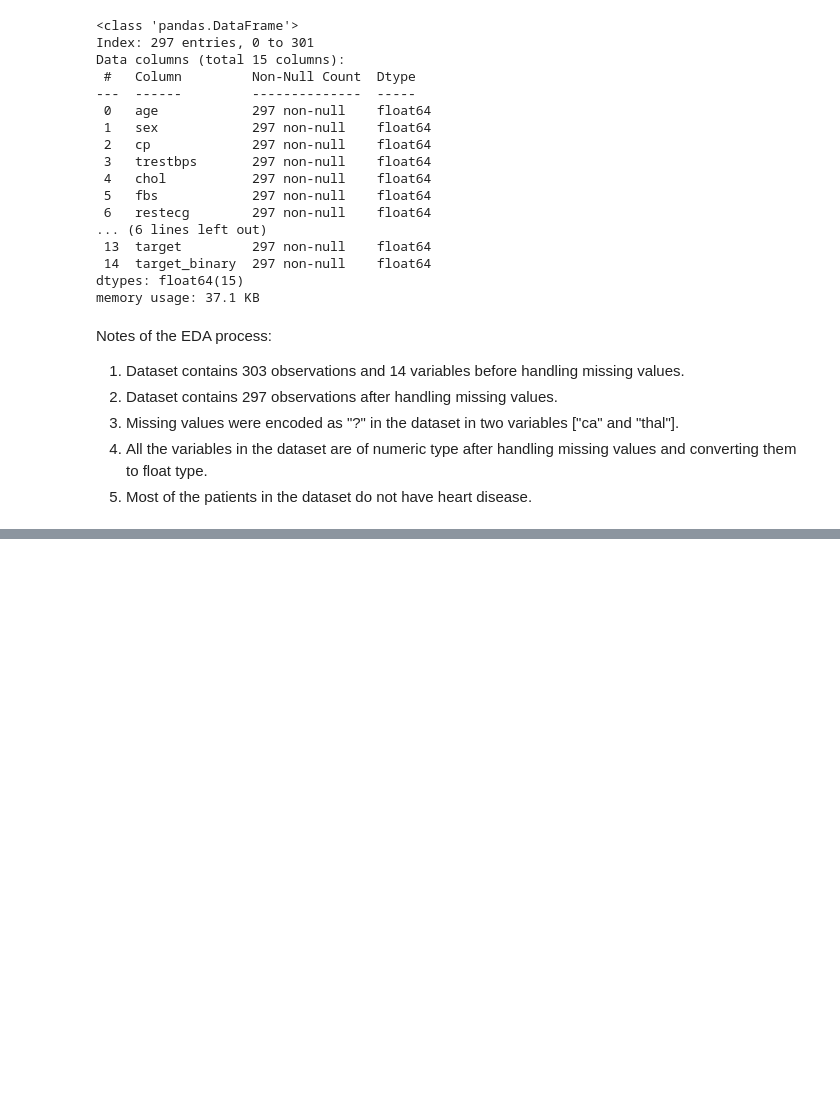
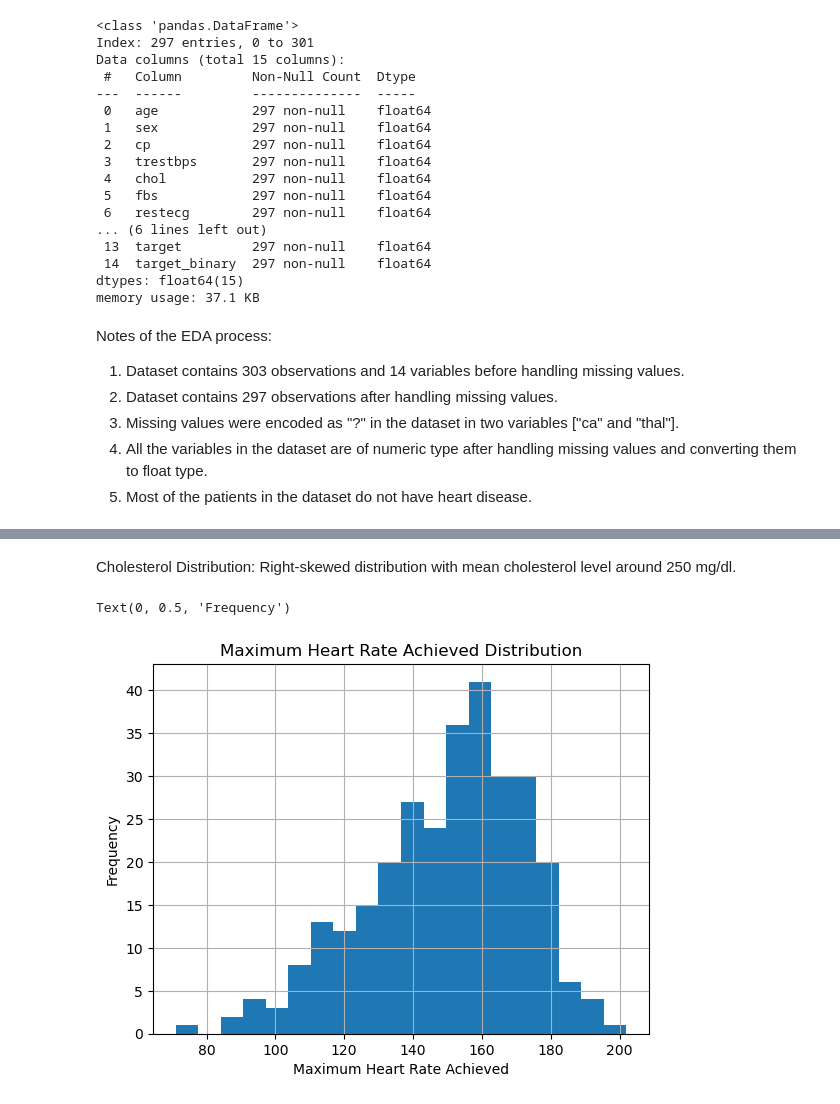
Before and after one commit to Sjajula30/heart_disease_prediction, a Jupyter notebook: Notebooks/EDA.ipynb, the cells around one changed output, grey strips where cells are left out. Cells and saved outputs as stored; diff of their text form; code cells hidden in the pictures; blank space fills up the shorter version.

```diff
--- a/Notebooks/EDA.ipynb
+++ b/Notebooks/EDA.ipynb
@@ -155,0 +189,11 @@ Notes of the EDA process:
+# %% [markdown]
+Cholesterol Distribution:
+    Right-skewed distribution with mean cholesterol level around 250 mg/dl.
+# %%
+data["thalach"].hist(bins = 20)
+plt.title("Maximum Heart Rate Achieved Distribution")
+plt.xlabel("Maximum Heart Rate Achieved")
+plt.ylabel("Frequency")
+# %% [output]
+Text(0, 0.5, 'Frequency')
+[figure, added]
```
Also changed, not shown: parts of 15 cells of this notebook.
